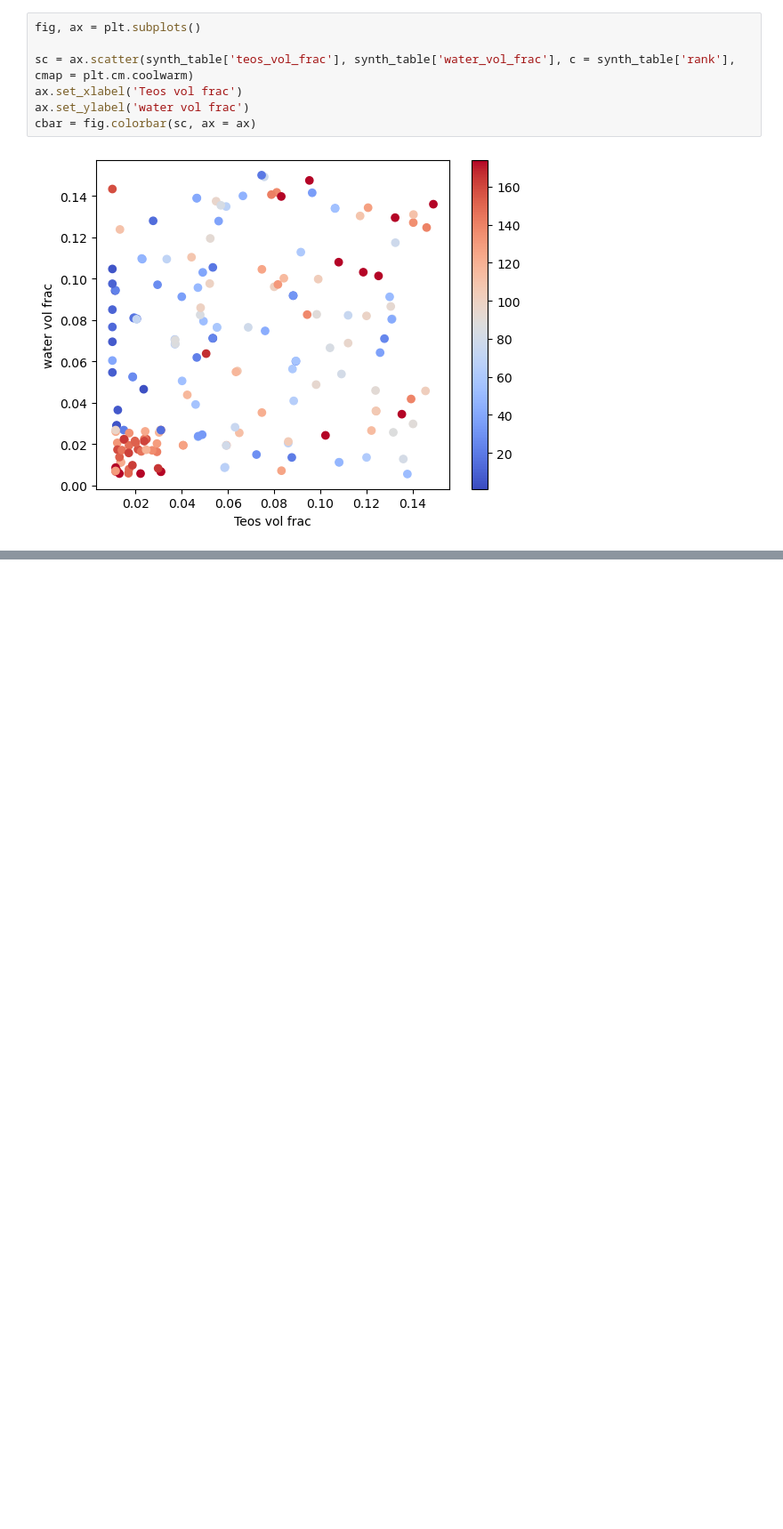
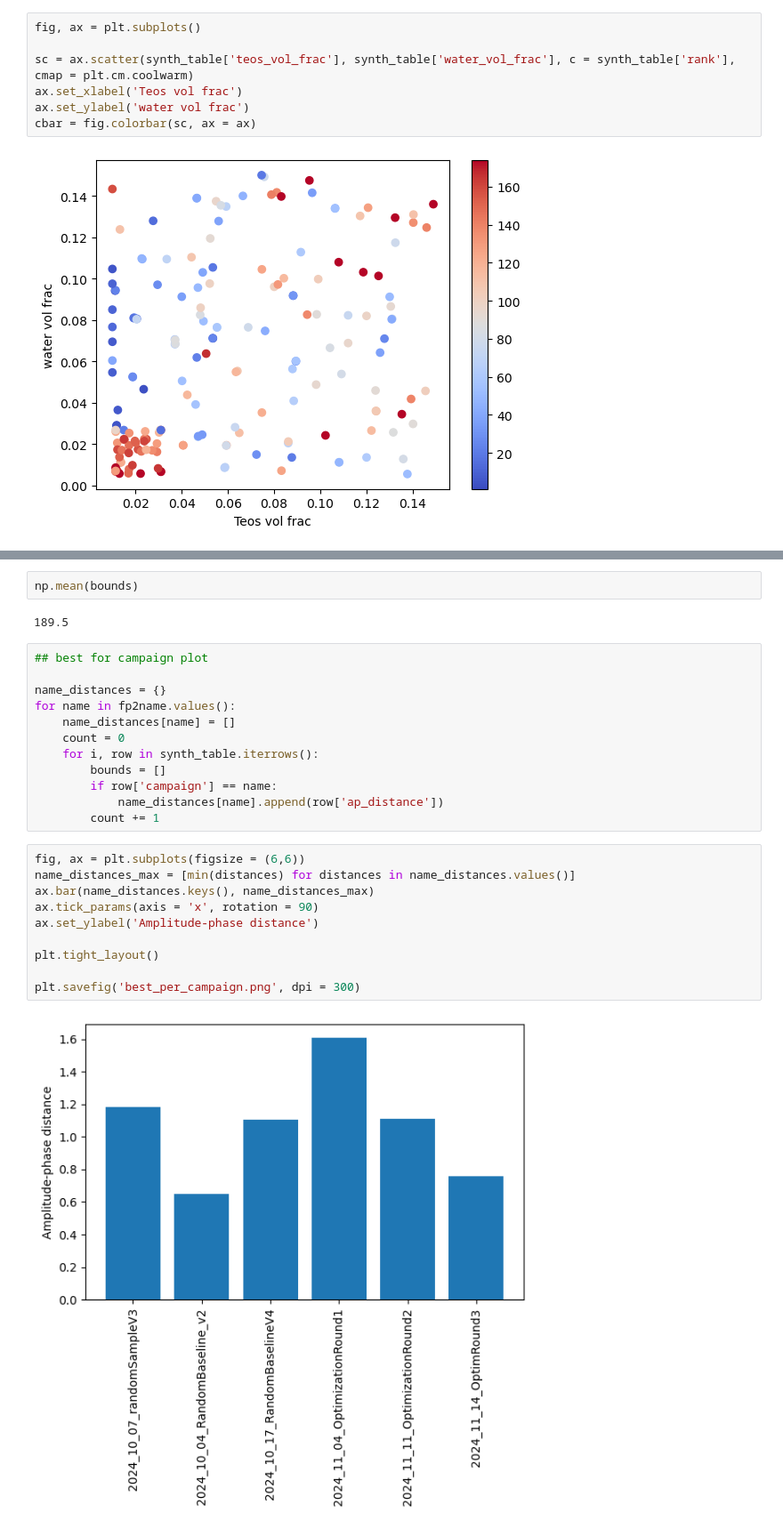
Before and after one commit to pozzo-research-group/silica-np-synthesis, a Jupyter notebook: 2024_11_18_optimizationRound4/stober_data_aggregation.ipynb, the cells around one changed output, grey strips where cells are left out. Shown at 89% size. Cells and saved outputs as stored; diff of their text form; blank space fills up the shorter version.

```diff
--- a/2024_11_18_optimizationRound4/stober_data_aggregation.ipynb
+++ b/2024_11_18_optimizationRound4/stober_data_aggregation.ipynb
@@ -182,0 +243,28 @@ cbar = fig.colorbar(sc, ax = ax)
+# %%
+np.mean(bounds)
+# %% [output]
+189.5
+# %%
+## best for campaign plot
+
+name_distances = {}
+for name in fp2name.values():
+    name_distances[name] = []
+    count = 0
+    for i, row in synth_table.iterrows():
+        bounds = []
+        if row['campaign'] == name:
+            name_distances[name].append(row['ap_distance'])
+        count += 1
+# %%
+fig, ax = plt.subplots(figsize = (6,6))
+name_distances_max = [min(distances) for distances in name_distances.values()]
+ax.bar(name_distances.keys(), name_distances_max)
+ax.tick_params(axis = 'x', rotation = 90)
+ax.set_ylabel('Amplitude-phase distance')
+
+plt.tight_layout()
+
+plt.savefig('best_per_campaign.png', dpi = 300)
+# %% [output]
+[figure, added]
```
Also changed, not shown: parts of 17 cells of this notebook, 4 other files.
